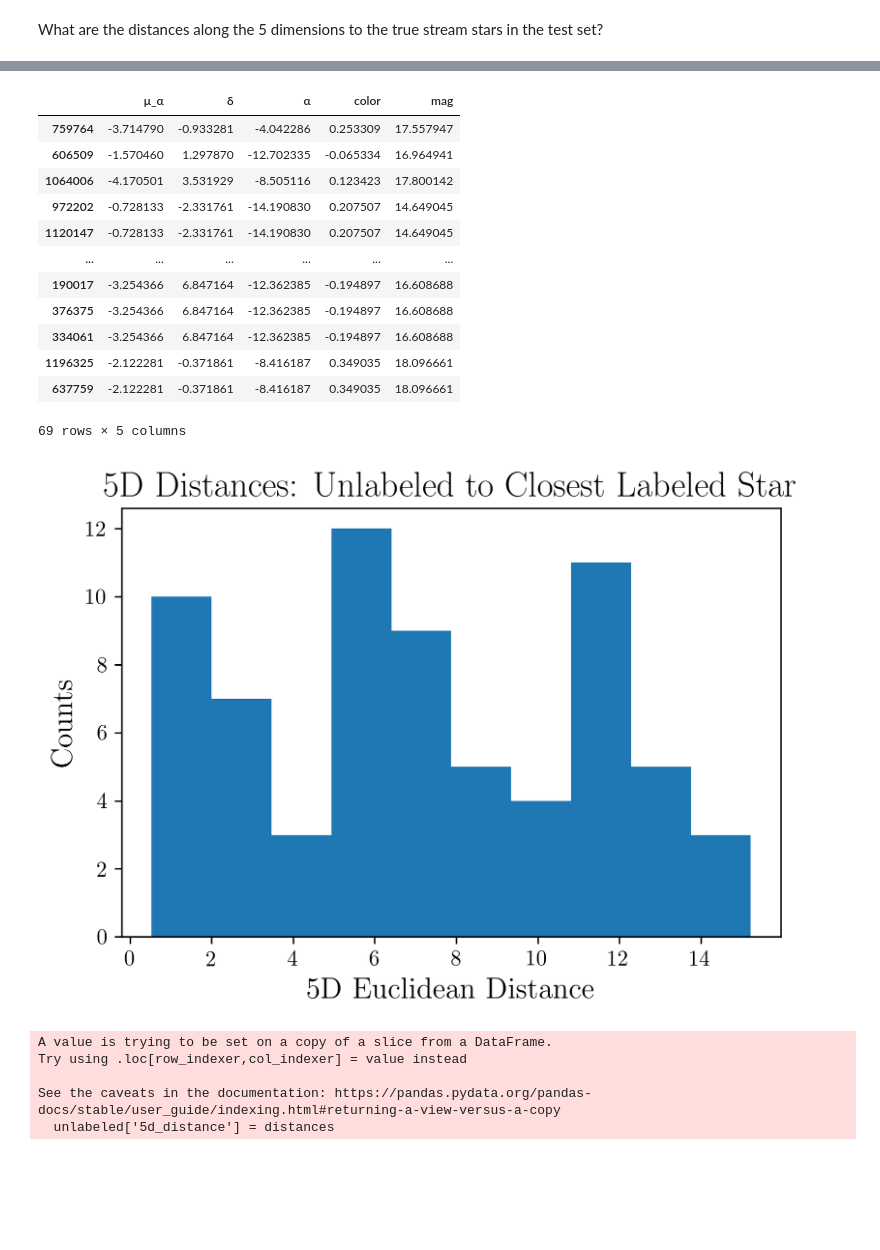
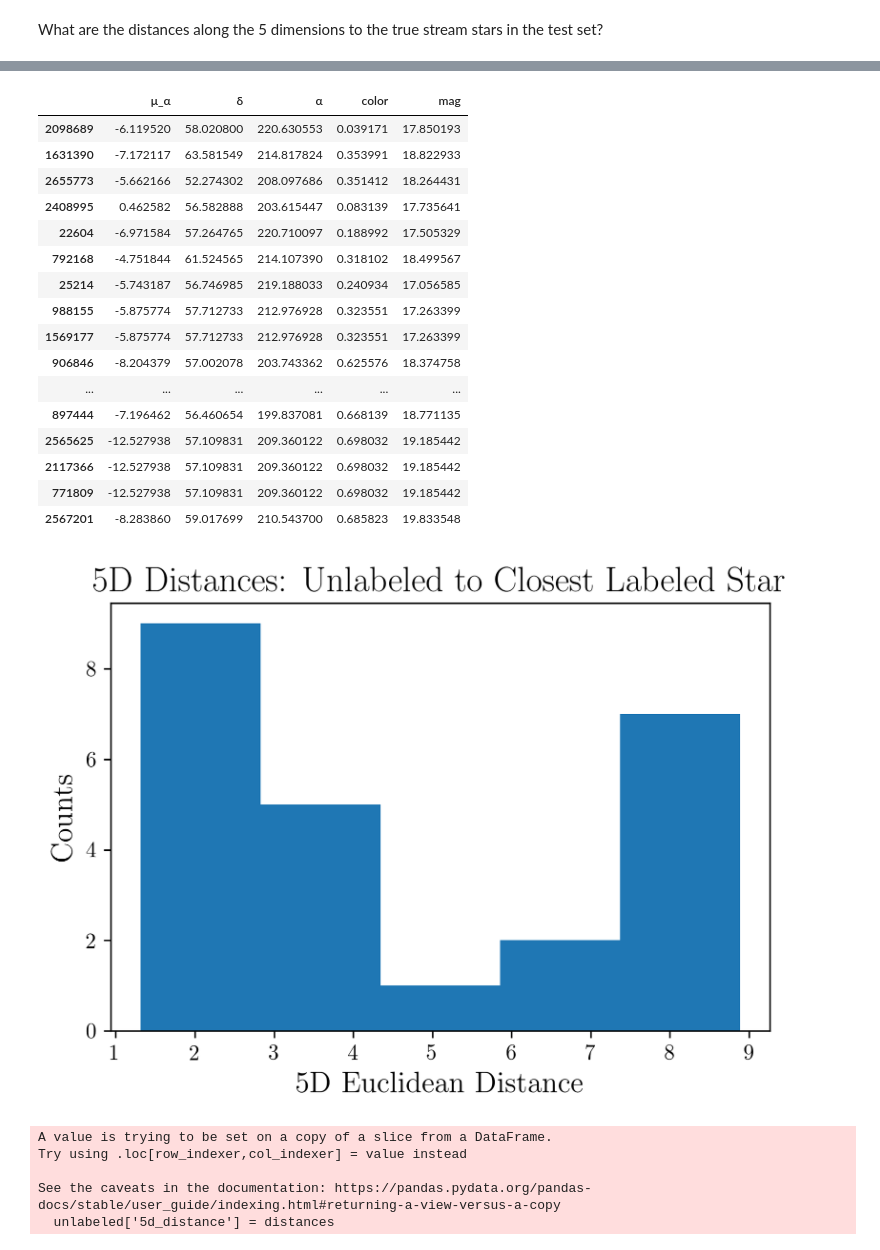
Before and after one commit to hep-lbdl/GaiaCWoLa, a Jupyter notebook: notebooks/mislabeled_stream_stars.ipynb, the cells around one changed output, grey strips where cells are left out. Cells and saved outputs as stored; diff of their text form; code cells hidden in the pictures; blank space fills up the shorter version.

```diff
--- a/notebooks/mislabeled_stream_stars.ipynb
+++ b/notebooks/mislabeled_stream_stars.ipynb
@@ -37,7 +37,9 @@ coreClock: 1.74GHz coreCount: 84 deviceMemorySize: 44.56GiB deviceMemoryBandwidt
 # %% [markdown]
 ### Load the optimized tail file from a previous training
 # %%
-test = pd.read_hdf("../trained_models/foundtail_size128_batch10000_epochs2000/df_test.h5")
+test = pd.read_hdf("../trained_models/foundtail_size128_batch10000_epochs2000_again/df_test.h5")
+test.α = test.α + 212.7
+test.δ = test.δ + 55.2
 # %%
 visualize_stream(test)
 # %% [output]
@@ -65,7 +63,7 @@ Top 100 stars: Purity = 31.0%
 # %% [markdown]
 ### Now let's investigate the stars that look plausibly stream-like but are not labeled as part of the stream
 # %%
-n_top_stars = 100
+n_top_stars = 50
 top_stars = test.sort_values('nn_score',ascending=False)[:n_top_stars] # pick the top ranked stars
 
 # sort by labeled and unlabeled
@@ -226,29 +242,33 @@ closest_labeled[cols]
 unlabeled[cols]
 # %% [output]
 |  | μ_α | δ | α | color | mag |
-| 759764 | -3.714790 | -0.933281 | -4.042286 | 0.253309 | 17.557947 |
-| 606509 | -1.570460 | 1.297870 | -12.702335 | -0.065334 | 16.964941 |
-| 1064006 | -4.170501 | 3.531929 | -8.505116 | 0.123423 | 17.800142 |
-| 972202 | -0.728133 | -2.331761 | -14.190830 | 0.207507 | 14.649045 |
-| 1120147 | -0.728133 | -2.331761 | -14.190830 | 0.207507 | 14.649045 |
+| 2098689 | -6.119520 | 58.020800 | 220.630553 | 0.039171 | 17.850193 |
+| 1631390 | -7.172117 | 63.581549 | 214.817824 | 0.353991 | 18.822933 |
+| 2655773 | -5.662166 | 52.274302 | 208.097686 | 0.351412 | 18.264431 |
+| 2408995 | 0.462582 | 56.582888 | 203.615447 | 0.083139 | 17.735641 |
+| 22604 | -6.971584 | 57.264765 | 220.710097 | 0.188992 | 17.505329 |
+| 792168 | -4.751844 | 61.524565 | 214.107390 | 0.318102 | 18.499567 |
+| 25214 | -5.743187 | 56.746985 | 219.188033 | 0.240934 | 17.056585 |
+| 988155 | -5.875774 | 57.712733 | 212.976928 | 0.323551 | 17.263399 |
+| 1569177 | -5.875774 | 57.712733 | 212.976928 | 0.323551 | 17.263399 |
+| 906846 | -8.204379 | 57.002078 | 203.743362 | 0.625576 | 18.374758 |
 | ... | ... | ... | ... | ... | ... |
-| 190017 | -3.254366 | 6.847164 | -12.362385 | -0.194897 | 16.608688 |
-| 376375 | -3.254366 | 6.847164 | -12.362385 | -0.194897 | 16.608688 |
-| 334061 | -3.254366 | 6.847164 | -12.362385 | -0.194897 | 16.608688 |
-| 1196325 | -2.122281 | -0.371861 | -8.416187 | 0.349035 | 18.096661 |
-| 637759 | -2.122281 | -0.371861 | -8.416187 | 0.349035 | 18.096661 |
+| 897444 | -7.196462 | 56.460654 | 199.837081 | 0.668139 | 18.771135 |
+| 2565625 | -12.527938 | 57.109831 | 209.360122 | 0.698032 | 19.185442 |
+| 2117366 | -12.527938 | 57.109831 | 209.360122 | 0.698032 | 19.185442 |
+| 771809 | -12.527938 | 57.109831 | 209.360122 | 0.698032 | 19.185442 |
+| 2567201 | -8.283860 | 59.017699 | 210.543700 | 0.685823 | 19.833548 |
-69 rows × 5 columns
 # %%
 plt.figure(dpi=300)
 deltas = unlabeled[cols].to_numpy()-closest_labeled[cols].to_numpy()
 distances = np.sqrt(np.sum(deltas**2, axis=1))
-plt.hist(distances, bins=10)
+plt.hist(distances, bins=5)
 plt.title("5D Distances: Unlabeled to Closest Labeled Star");
 plt.ylabel("Counts")
 plt.xlabel("5D Euclidean Distance")
 plt.savefig("../plots/5d_distance.png")
 # %% [output]
-[figure, old version]
+[figure, new version]
 # %%
 unlabeled['5d_distance'] = distances
 # %% [output]
```
Also changed, not shown: parts of 18 cells of this notebook, 1 other file.
